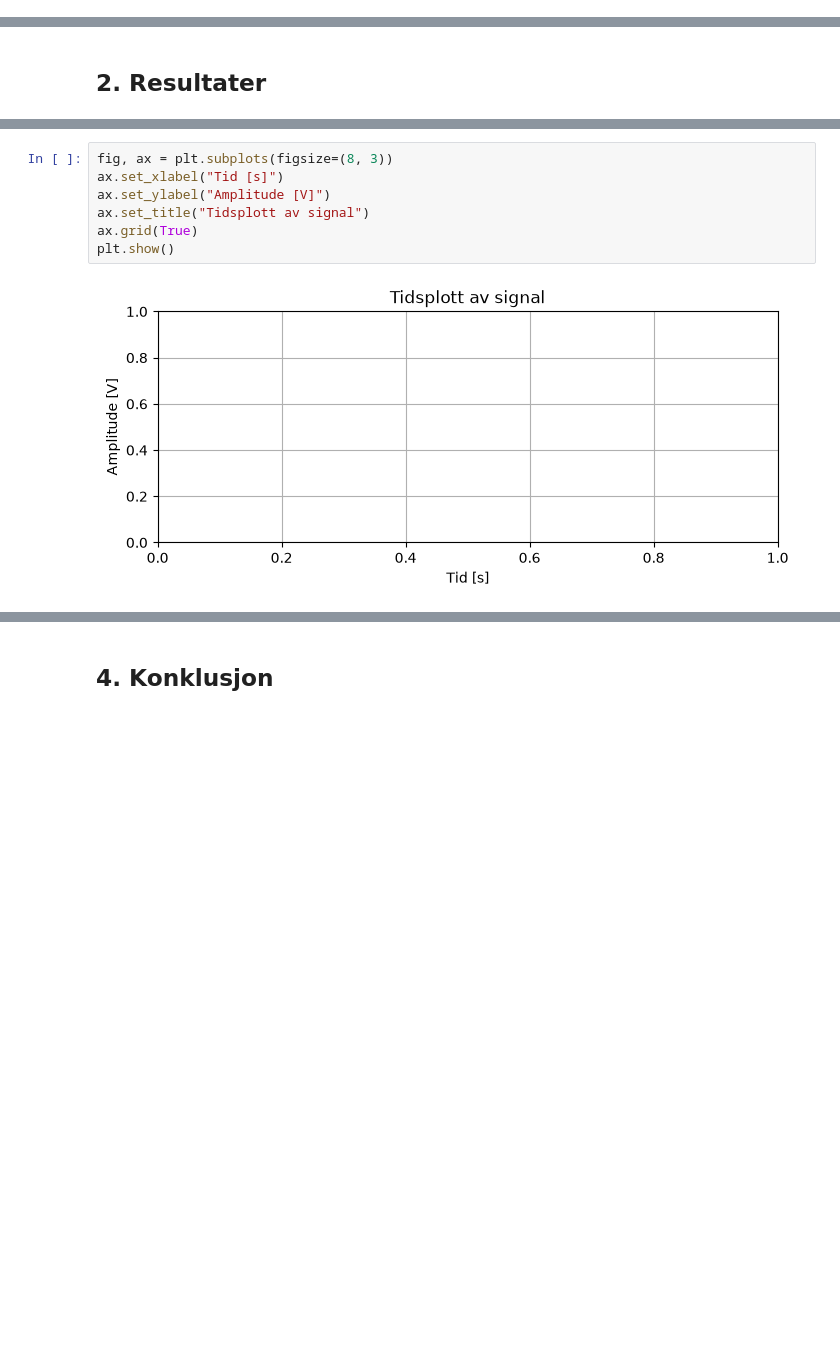
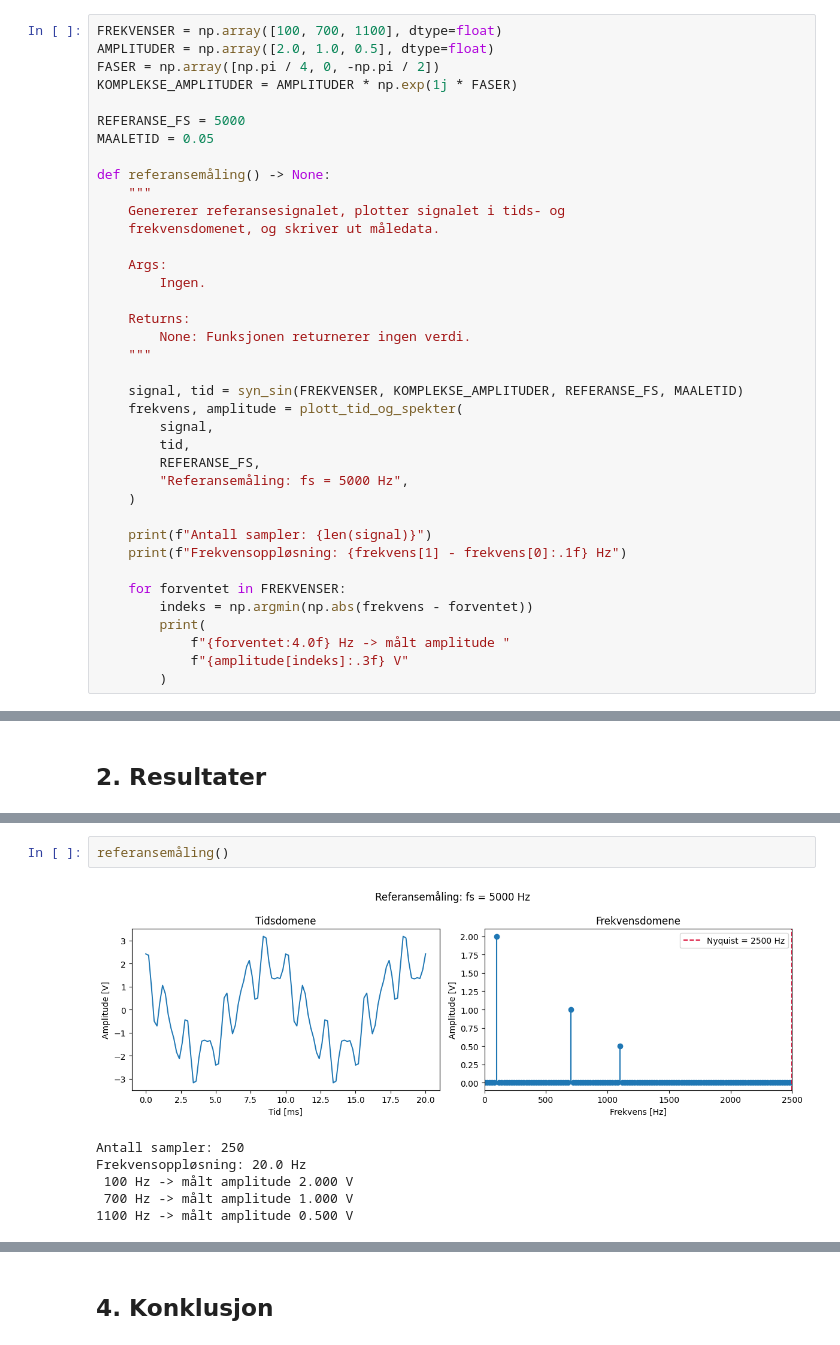
Before and after one commit to crabj-beep/signal, a Jupyter notebook: lab1_rapport.ipynb, the cells around one changed output, grey strips where cells are left out. Saved outputs shown, nothing was run; the diff lists cells and outputs as text; blank space fills up the shorter version.

```diff
--- a/lab1_rapport.ipynb
+++ b/lab1_rapport.ipynb
@@ -82,3 +153,41 @@ def amplitude_spectrum(signal, fs):
+# %%
+FREKVENSER = np.array([100, 700, 1100], dtype=float)
+AMPLITUDER = np.array([2.0, 1.0, 0.5], dtype=float)
+FASER = np.array([np.pi / 4, 0, -np.pi / 2])
+KOMPLEKSE_AMPLITUDER = AMPLITUDER * np.exp(1j * FASER)
+
+REFERANSE_FS = 5000
+MAALETID = 0.05
+
+def referansemåling() -> None:
+    """
+    Genererer referansesignalet, plotter signalet i tids- og
+    frekvensdomenet, og skriver ut måledata.
+
+    Args:
+        Ingen.
+
+    Returns:
+        None: Funksjonen returnerer ingen verdi.
+    """
+
+    signal, tid = syn_sin(FREKVENSER, KOMPLEKSE_AMPLITUDER, REFERANSE_FS, MAALETID)
+    frekvens, amplitude = plott_tid_og_spekter(
+        signal,
+        tid,
+        REFERANSE_FS,
+        "Referansemåling: fs = 5000 Hz",
+    )
+
+    print(f"Antall sampler: {len(signal)}")
+    print(f"Frekvensoppløsning: {frekvens[1] - frekvens[0]:.1f} Hz")
+
+    for forventet in FREKVENSER:
+        indeks = np.argmin(np.abs(frekvens - forventet))
+        print(
+            f"{forventet:4.0f} Hz -> målt amplitude "
+            f"{amplitude[indeks]:.3f} V"
+        )
 # %% [markdown]
 
 
@@ -108,10 +343,10 @@ Presenter tidsplott og amplitudespekter for referansemålingen.
 # %%
-fig, ax = plt.subplots(figsize=(8, 3))
-ax.set_xlabel("Tid [s]")
-ax.set_ylabel("Amplitude [V]")
-ax.set_title("Tidsplott av signal")
-ax.grid(True)
-plt.show()
+referansemåling()
 # %% [output]
-[figure, old version]
+[figure, new version]
+Antall sampler: 250
+Frekvensoppløsning: 20.0 Hz
+ 100 Hz -> målt amplitude 2.000 V
+ 700 Hz -> målt amplitude 1.000 V
+1100 Hz -> målt amplitude 0.500 V
 # %% [markdown]
```
Also changed, not shown: parts of 27 cells of this notebook, 7 other files.
